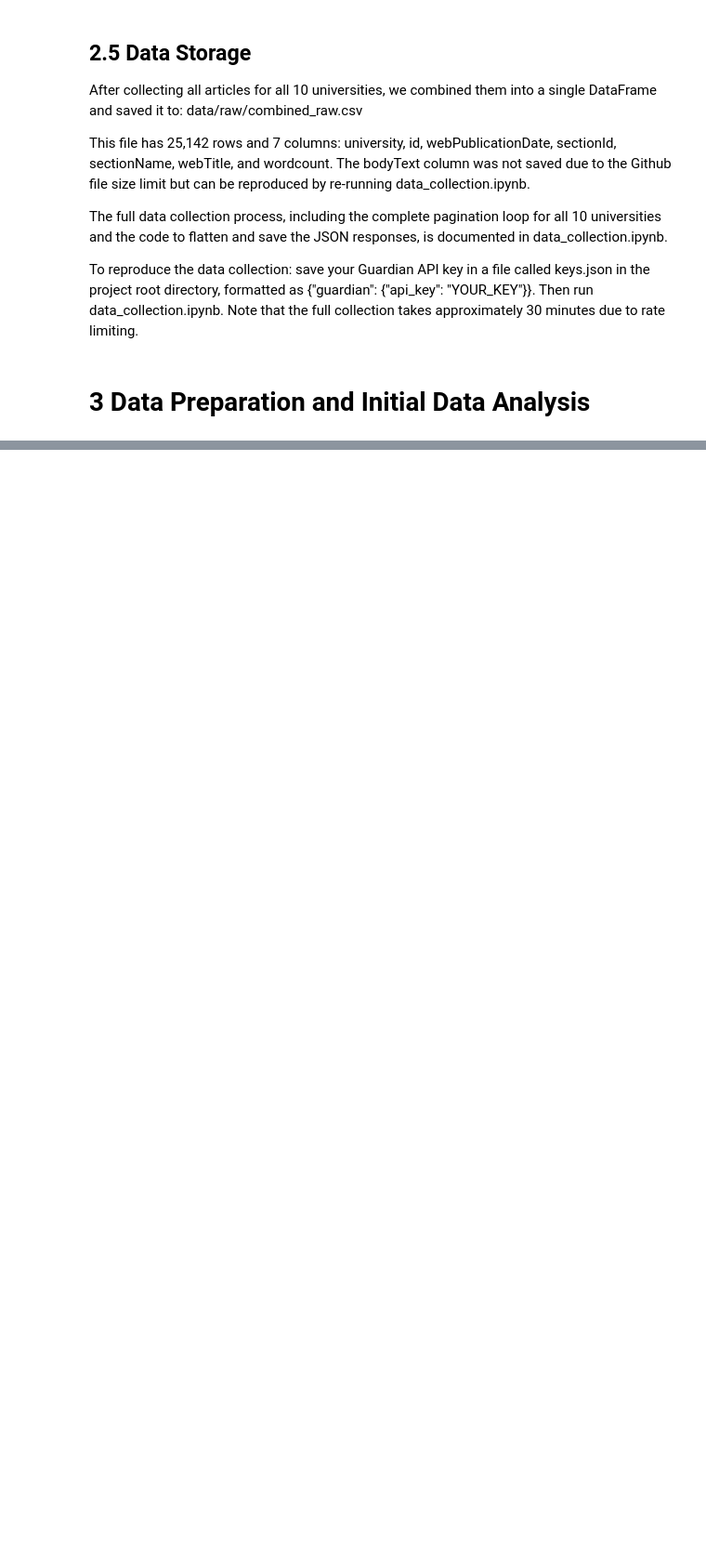
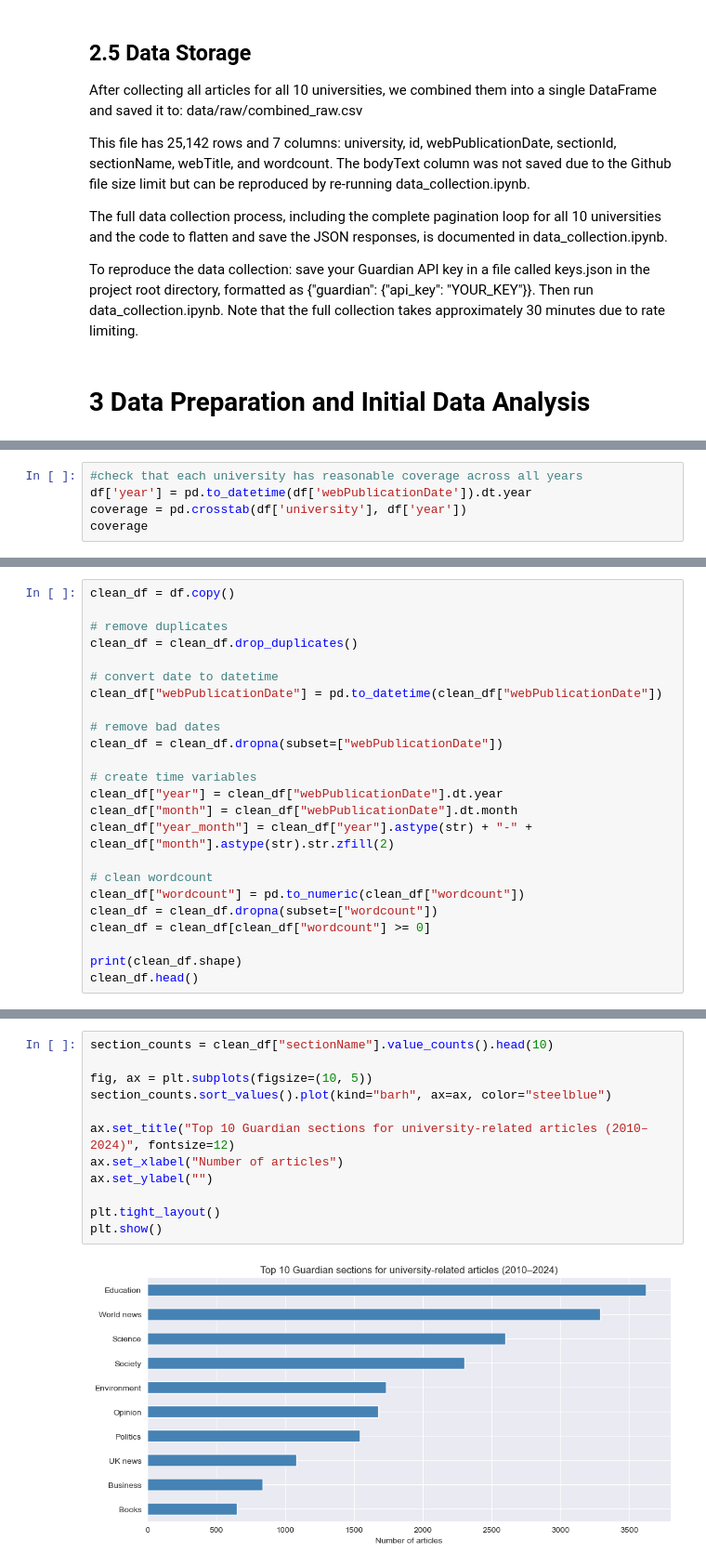
Before and after one commit to ruoxuannn/st115-guardian-project, a Jupyter notebook: final_report.ipynb, the cells around one changed output, grey strips where cells are left out. Shown at 93% size. Cells and saved outputs as stored; diff of their text form; blank space fills up the shorter version.

```diff
--- a/final_report.ipynb
+++ b/final_report.ipynb
@@ -157,0 +283,5 @@ To reproduce the data collection: save your Guardian API key in a file called ke
+# %%
+#check that each university has reasonable coverage across all years
+df['year'] = pd.to_datetime(df['webPublicationDate']).dt.year
+coverage = pd.crosstab(df['university'], df['year'])
+coverage
@@ -157,0 +305,24 @@ To reproduce the data collection: save your Guardian API key in a file called ke
+# %%
+clean_df = df.copy()
+
+# remove duplicates
+clean_df = clean_df.drop_duplicates()
+
+# convert date to datetime
+clean_df["webPublicationDate"] = pd.to_datetime(clean_df["webPublicationDate"])
+
+# remove bad dates
+clean_df = clean_df.dropna(subset=["webPublicationDate"])
+
+# create time variables
+clean_df["year"] = clean_df["webPublicationDate"].dt.year
+clean_df["month"] = clean_df["webPublicationDate"].dt.month
+clean_df["year_month"] = clean_df["year"].astype(str) + "-" + clean_df["month"].astype(str).str.zfill(2)
+
+# clean wordcount
+clean_df["wordcount"] = pd.to_numeric(clean_df["wordcount"])
+clean_df = clean_df.dropna(subset=["wordcount"])
+clean_df = clean_df[clean_df["wordcount"] >= 0]
+
+print(clean_df.shape)
+clean_df.head()
@@ -157,0 +347,14 @@ To reproduce the data collection: save your Guardian API key in a file called ke
+# %%
+section_counts = clean_df["sectionName"].value_counts().head(10)
+
+fig, ax = plt.subplots(figsize=(10, 5))
+section_counts.sort_values().plot(kind="barh", ax=ax, color="steelblue")
+
+ax.set_title("Top 10 Guardian sections for university-related articles (2010–2024)", fontsize=12)
+ax.set_xlabel("Number of articles")
+ax.set_ylabel("")
+
+plt.tight_layout()
+plt.show()
+# %% [output]
+[figure, added]
```
Also changed, not shown: parts of 74 cells of this notebook, 4 other files.
